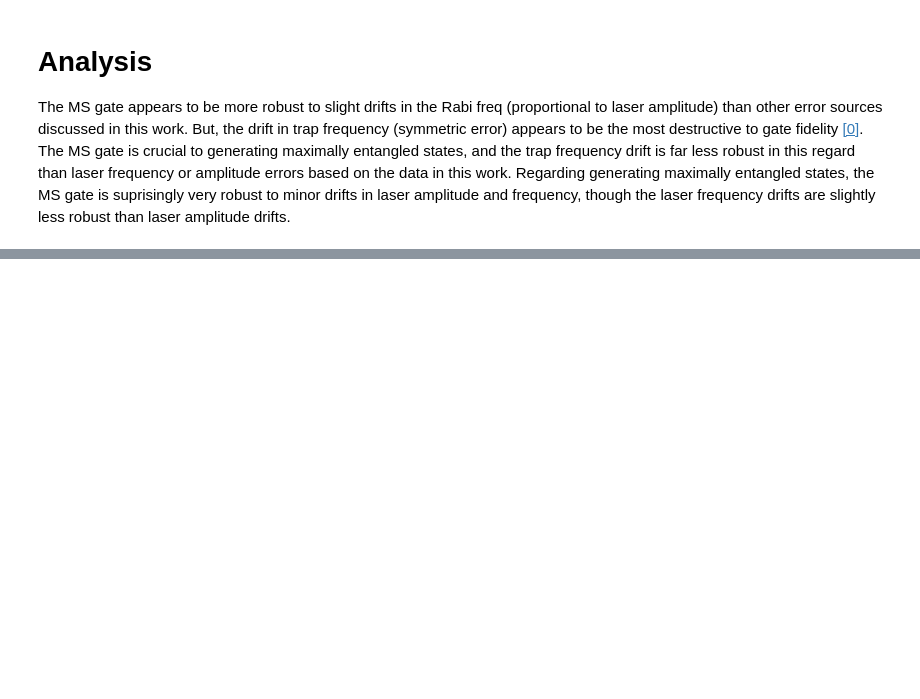
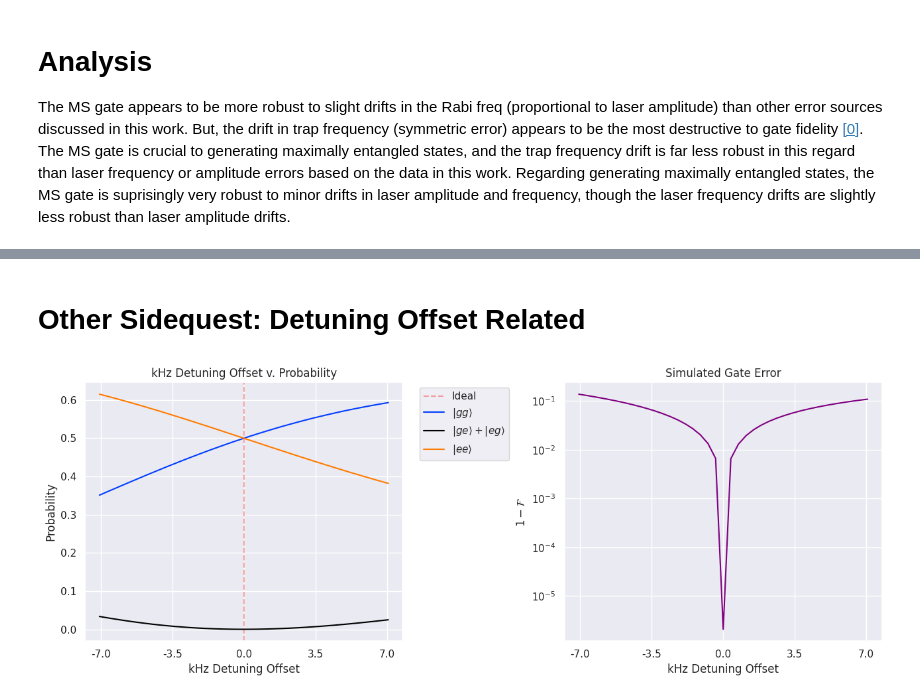
Before and after one commit to davisclarke/ms_gates, a Jupyter notebook: MS_Gates.ipynb, the cells around one changed output, grey strips where cells are left out. Saved outputs shown, nothing was run; the diff lists cells and outputs as text; code cells hidden in the pictures; blank space fills up the shorter version.

```diff
--- a/MS_Gates.ipynb
+++ b/MS_Gates.ipynb
@@ -115,0 +115,42 @@ Where $z_0$ is the zero-point spread $z_0=\sqrt{(\frac{\hbar}{2M\omega_z})}$ (fr
+# %% [markdown]
+# Other Sidequest: Detuning Offset Related
+# %%
+num_int=40 #n-1
+gate_time=np.linspace(0,2*np.pi/epsilon,num_int) # 1 gate time
+detuning_offset=np.concatenate((np.linspace(-epsilon, 0, int(num_int/2)),np.linspace(0, epsilon, int(num_int/2))[1:]), None)/(4*np.pi)
+res_list=np.empty((3,num_int-1))
+for i in range(num_int-1):
+    H=H_MS(rabi_0,rabi_0, epsilon+detuning_offset[i], -epsilon-detuning_offset[i])
+    res=mesolve(H,gg, gate_time, e_ops=z_basis)
+    res_list[0][i]=res.expect[0][-1]
+    res_list[1][i]=res.expect[1][-1]+res.expect[2][-1]
+    res_list[2][i]=res.expect[3][-1]
+plt.figure(figsize=(13,5))
+plt.subplot(1,2,1)
+plt.axvline(label='Ideal', color='red', ls='--', alpha=.35)
+plt.plot(detuning_offset,res_list[0], label=r'$|gg\rangle$')
+plt.plot(detuning_offset, res_list[1], color='black', label=r'$|ge\rangle + |eg\rangle$')
+plt.plot(detuning_offset,res_list[2], label=r'$|ee\rangle$')
+plt.xlabel('kHz Detuning Offset')
+plt.xticks(np.linspace(-7000, 7000, 5), labels=[f'{x}' for x in np.linspace(-7, 7, 5)])
+plt.ylabel('Probability')
+plt.title('kHz Detuning Offset v. Probability')
+plt.legend(loc='upper right', bbox_to_anchor=(1.35, 1))
+
+plt.subplot(1,2,2)
+res_list=np.empty(num_int-1)
+max_ent=(1/np.sqrt(2))*(gg-1j*ee)
+for i in range(num_int-1):
+    H=H_MS(rabi_0,rabi_0, epsilon+detuning_offset[i], -epsilon-detuning_offset[i])
+    res=sesolve(H,gg, gate_time, e_ops=[]).states[-1] #Leaving expectation operator empty returns list of statevectors for times
+    res_list[i]=fidelity(res*res.dag(), max_ent*max_ent.dag())
+plt.plot(detuning_offset,res_list, color='purple')
+plt.yscale('log')
+plt.xlabel('kHz Detuning Offset')
+plt.xticks(np.linspace(-7000, 7000, 5), labels=[f'{x}' for x in np.linspace(-7, 7, 5)])
+plt.ylabel(r'$1-\mathcal{F}$')
+plt.title('Simulated Gate Error')
+plt.tight_layout()
+plt.show()
+# %% [output]
+[figure, added]
```
Also changed, not shown: parts of 4 cells of this notebook, 1 other file.
